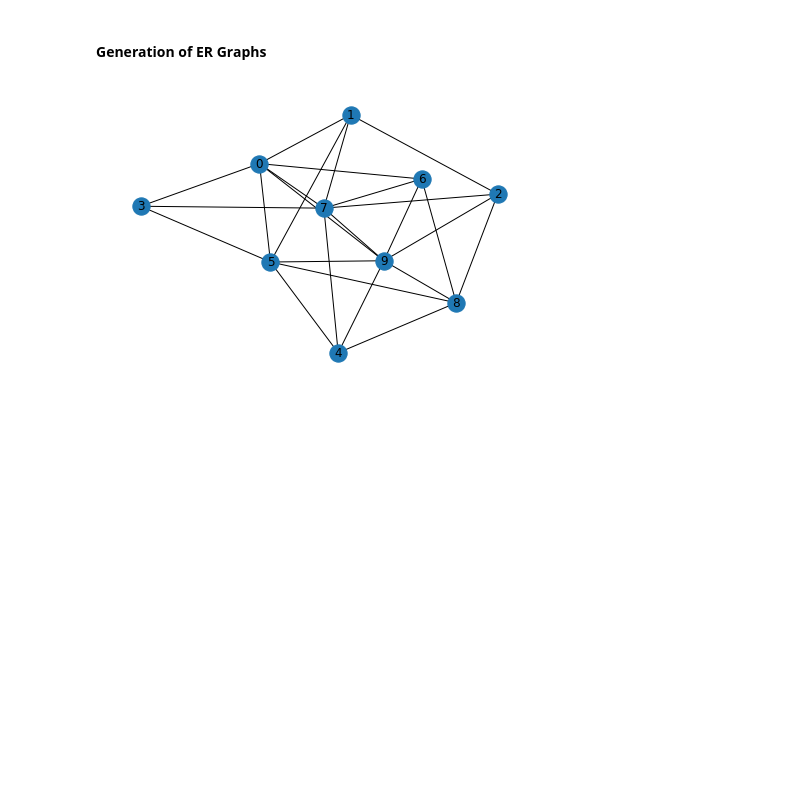
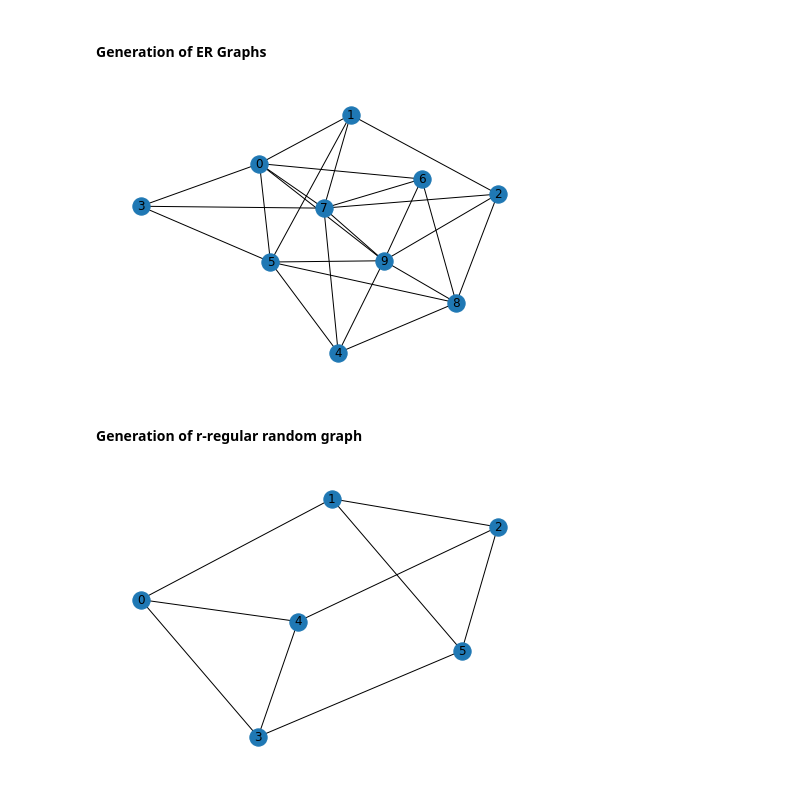
Before and after one commit to brauliovillalobos/Networking-for-Big-Data-Data-Centers-HW1-1047223, a Jupyter notebook: HW1_NBD_DataCenters.ipynb, the cells around one changed output. Cells and saved outputs as stored; diff of their text form; code cells hidden in the pictures; blank space fills up the shorter version.

Commit message:
R-Regular Random Graphs Creation
Function to create r-regular Random Graphs by using NetworkX library function.

```diff
--- a/HW1_NBD_DataCenters.ipynb
+++ b/HW1_NBD_DataCenters.ipynb
@@ -22,2 +28,22 @@ innn = er_graph(10,0.5)
 # %% [output]
 [figure]
+# %% [markdown]
+#### Generation of r-regular random graph
+# %%
+def rr_graph_f(d,n,seed_par = None,show_graph=True):
+    '''
+    Creation of the Random Regular Graphs
+    d corresponds to the degree of each node
+    n corresponds to the number of nodes (n x d must ve even)
+    seed corresponds to the indicator of the random number generation
+    '''
+
+    G = nx.random_regular_graph(d, n, seed=seed_par)
+    if show_graph:
+        nx.draw(G, with_labels=True)
+        plt.show()
+    return G
+# %%
+z = rr_graph_f(3, 6)
+# %% [output]
+[figure, added]
```
Also changed, not shown: parts of 3 cells of this notebook.
